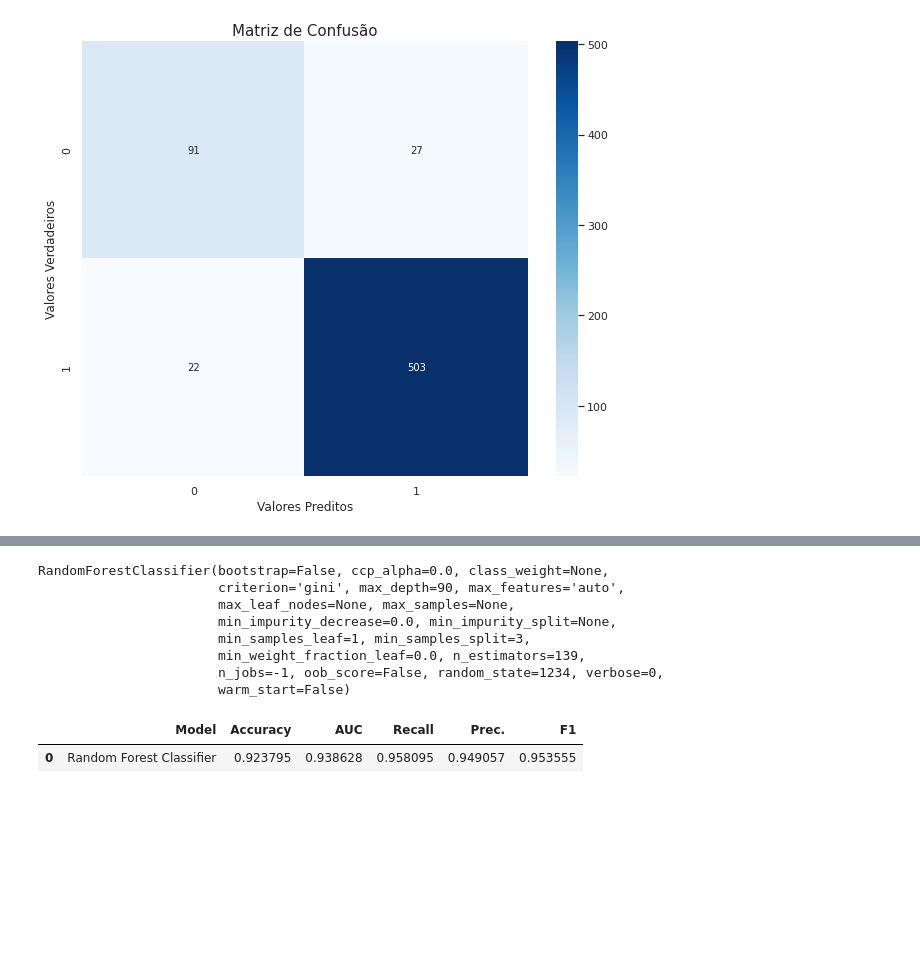
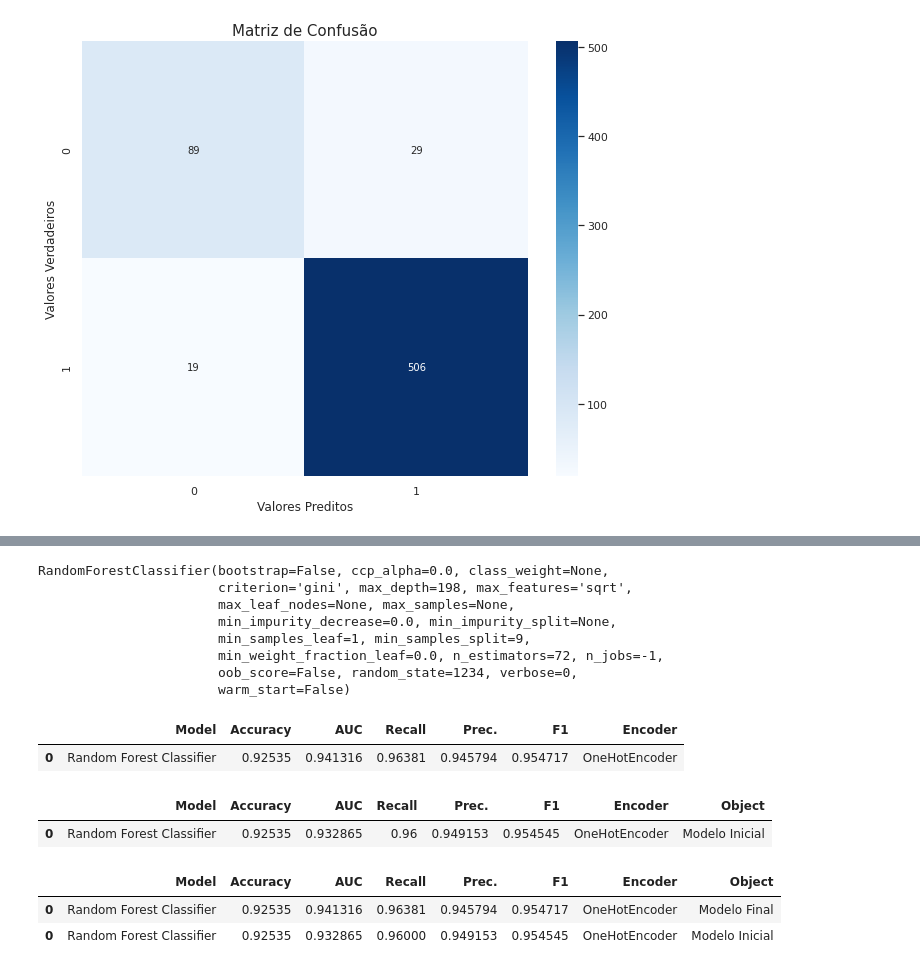
Before and after one commit to rmendesl/TCC, a Jupyter notebook: 04_CreateModelScikit_learn.ipynb, the cells around one changed output, grey strips where cells are left out. Cells and saved outputs as stored; diff of their text form; code cells hidden in the pictures; blank space fills up the shorter version.

```diff
--- a/04_CreateModelScikit_learn.ipynb
+++ b/04_CreateModelScikit_learn.ipynb
@@ -676,8 +458,0 @@ n_estimators, max_depth, min_samples_leaf, min_samples_split, bootstrap, max_fea
-# %%
-# Resultado final do modelo tunado por Bayesian Optimization
-auc = 0.9412
-
-cols   = ['FeatureSelector', 'AUC', 'n_estimators', 'max_depth', 'min_samples_leaf', 'min_samples_split', 'bootstrap', 'max_features', 'encoder']
-values = ['Bayesian Optimization', auc, n_estimators, max_depth, min_samples_leaf, min_samples_split, bootstrap, max_features, 'TargetEncoder' ]
-metrics_bo_trg = pd.DataFrame({tup[0]: [tup[1]] for tup in zip(cols, values)})
-metrics_bo_trg
@@ -1226,45 +1030,61 @@ Analisando o resultado das métricas em nosso DataFrame, escolhi as seguintes:
 # %%
-# Código para a criação do modelo padrão
-k = 24
+# Código para a criação do modelo final
+k = 22
 selector_model = LogisticRegression(random_state=123, n_jobs=-1)
 selector = SelectFromModel(selector_model, max_features=k, threshold=-np.inf)
 
-selector.fit(X_train_trg, y_train_trg)
+selector.fit(X_train_ohe, y_train_ohe)
 
-X_train2 = selector.transform(X_train_trg)
-X_test2 = selector.transform(X_test_trg)
+X_train2 = selector.transform(X_train_ohe)
+X_test2 = selector.transform(X_test_ohe)
 
-mdl = RandomForestClassifier(n_estimators=139, max_depth=90, min_samples_leaf=1, min_samples_split=3, bootstrap=False, max_features = 'auto', random_state=1234, n_jobs=-1)
-mdl.fit(X_train2, y_train_trg)
+mdl = RandomForestClassifier(n_estimators=72, max_depth=198, min_samples_leaf=1, min_samples_split=9, bootstrap=False, max_features = 'sqrt', random_state=1234, n_jobs=-1)
+mdl.fit(X_train2, y_train_ohe)
 
 p = mdl.predict(X_test2)
 y_proba = mdl.predict_proba(X_test2)[:, 1]
 
-acc = accuracy_score(y_test_trg, p)
-auc = roc_auc_score(y_test_trg, y_proba)
-recall = recall_score(y_test_trg, p)
-precision = precision_score(y_test_trg, p)
-f1 = f1_score(y_test_trg, p)
+acc = accuracy_score(y_test_ohe, p)
+auc = roc_auc_score(y_test_ohe, y_proba)
+recall = recall_score(y_test_ohe, p)
+precision = precision_score(y_test_ohe, p)
+f1 = f1_score(y_test_ohe, p)
 
 mask = selector.get_support()
-features = X_train_trg.columns[mask]
+features = X_train_ohe.columns[mask]
 
 mdl
 # %% [output]
 RandomForestClassifier(bootstrap=False, ccp_alpha=0.0, class_weight=None,
-                       criterion='gini', max_depth=90, max_features='auto',
+                       criterion='gini', max_depth=198, max_features='sqrt',
                        max_leaf_nodes=None, max_samples=None,
                        min_impurity_decrease=0.0, min_impurity_split=None,
-                       min_samples_leaf=1, min_samples_split=3,
-                       min_weight_fraction_leaf=0.0, n_estimators=139,
-                       n_jobs=-1, oob_score=False, random_state=1234, verbose=0,
+                       min_samples_leaf=1, min_samples_split=9,
+                       min_weight_fraction_leaf=0.0, n_estimators=72, n_jobs=-1,
+                       oob_score=False, random_state=1234, verbose=0,
                        warm_start=False)
 # %%
-# Resultado final do modelo padrão
-cols   = ['Model', 'Accuracy', 'AUC', 'Recall', 'Prec.', 'F1']
-values = ['Random Forest Classifier', acc, auc, recall, precision, f1]
-metrics_default = pd.DataFrame({tup[0]: [tup[1]] for tup in zip(cols, values)})
-metrics_default
+# Resultado final do modelo final
+cols   = ['Model', 'Accuracy', 'AUC', 'Recall', 'Prec.', 'F1', 'Encoder']
+values = ['Random Forest Classifier', acc, auc, recall, precision, f1, 'OneHotEncoder']
+metrics_final = pd.DataFrame({tup[0]: [tup[1]] for tup in zip(cols, values)})
+metrics_final
 # %% [output]
-|  | Model | Accuracy | AUC | Recall | Prec. | F1 |
-| 0 | Random Forest Classifier | 0.923795 | 0.938628 | 0.958095 | 0.949057 | 0.953555 |
+|  | Model | Accuracy | AUC | Recall | Prec. | F1 | Encoder |
+| 0 | Random Forest Classifier | 0.92535 | 0.941316 | 0.96381 | 0.945794 | 0.954717 | OneHotEncoder |
+# %%
+# Modelo Preliminar
+metrics_pre_ohe
+# %% [output]
+|  | Model | Accuracy | AUC | Recall | Prec. | F1 | Encoder | Object |
+| 0 | Random Forest Classifier | 0.92535 | 0.932865 | 0.96 | 0.949153 | 0.954545 | OneHotEncoder | Modelo Inicial |
+# %%
+# Métricas dos modelos
+metrics_final['Object'] = 'Modelo Final'
+metrics_pre_ohe['Object'] = 'Modelo Inicial'
+df_model_final = pd.concat([metrics_final, metrics_pre_ohe], axis=0)
+df_model_final
+# %% [output]
+|  | Model | Accuracy | AUC | Recall | Prec. | F1 | Encoder | Object |
+| 0 | Random Forest Classifier | 0.92535 | 0.941316 | 0.96381 | 0.945794 | 0.954717 | OneHotEncoder | Modelo Final |
+| 0 | Random Forest Classifier | 0.92535 | 0.932865 | 0.96000 | 0.949153 | 0.954545 | OneHotEncoder | Modelo Inicial |
```
Also changed, not shown: parts of 66 cells of this notebook.
